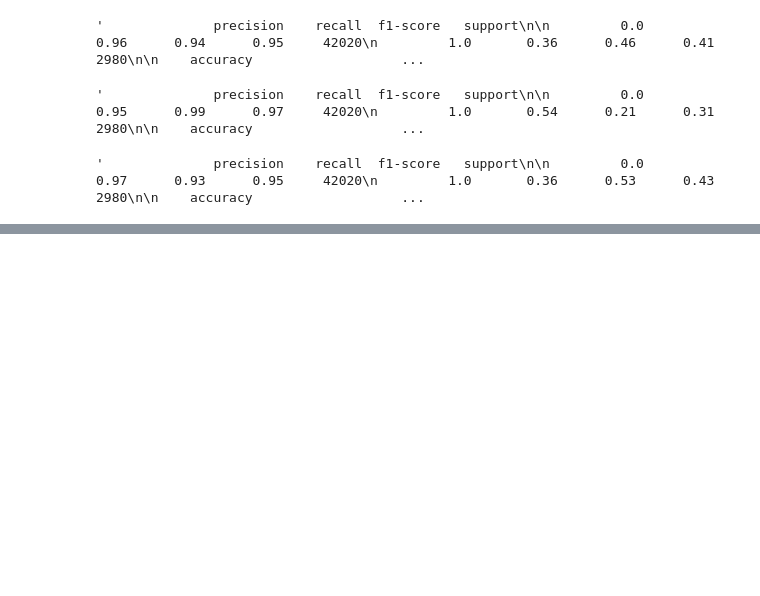
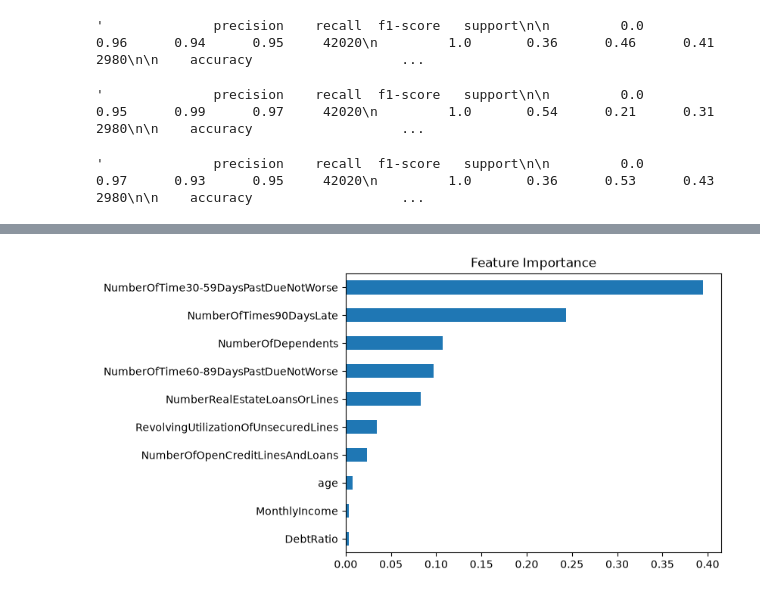
Before and after one commit to Sapana-Patil/loan-default-prediction, a Jupyter notebook: loan-default-pred.ipynb, the cells around one changed output, grey strips where cells are left out. Saved outputs shown, nothing was run; the diff lists cells and outputs as text; code cells hidden in the pictures; blank space fills up the shorter version.

Commit message:
Add SHAP values, Feature Importance and EDA

```diff
--- a/loan-default-pred.ipynb
+++ b/loan-default-pred.ipynb
@@ -164,0 +180,10 @@ pickle.dump(0.2, open('threshold.pkl', 'wb'))
+# %%
+import matplotlib.pyplot as plt
+
+xgb_model.feature_importances_
+feat_imp = pd.Series(xgb_model.feature_importances_, index=X.columns)
+feat_imp.sort_values().plot(kind='barh')
+plt.title('Feature Importance')
+plt.show()
+# %% [output]
+[figure, added]
```
Also changed, not shown: parts of 2 cells of this notebook, 4 other files.
